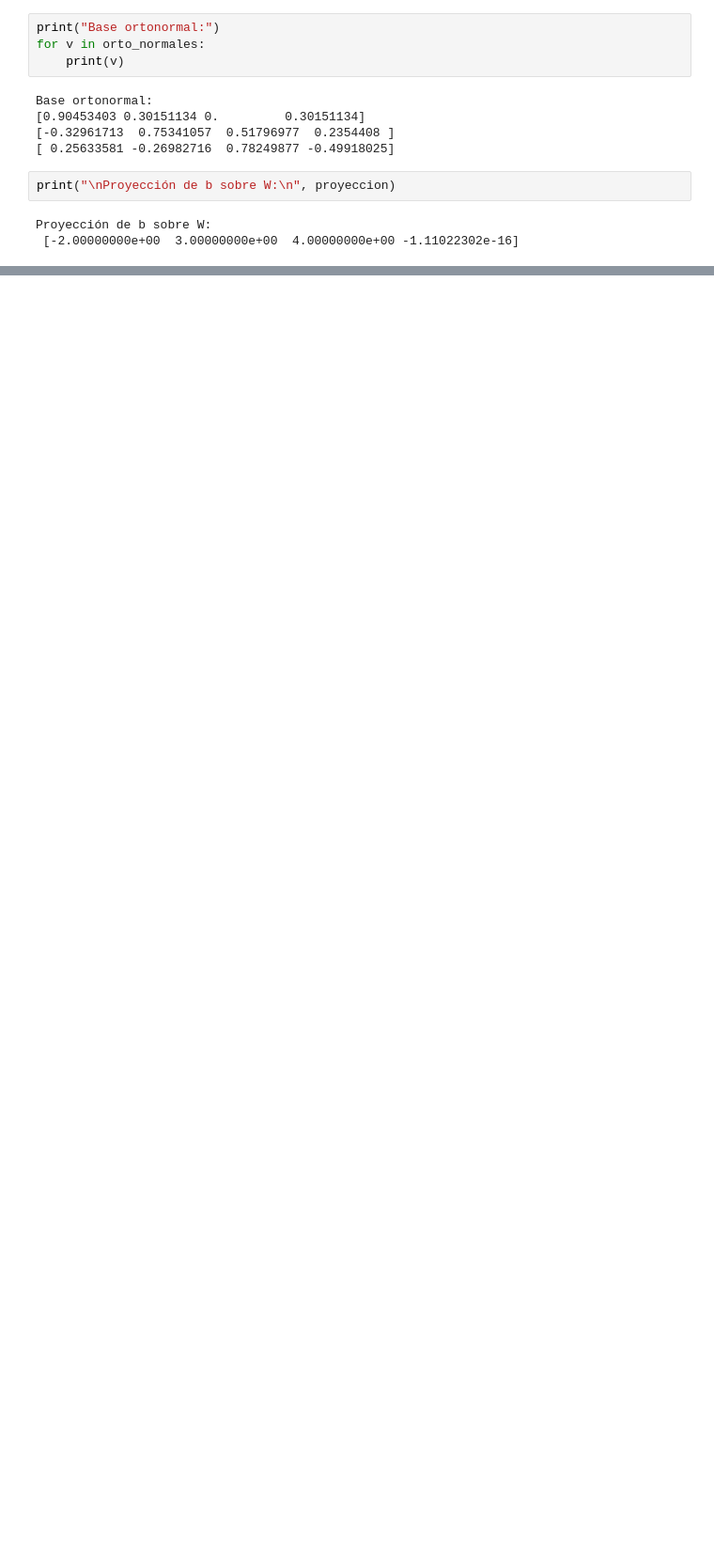
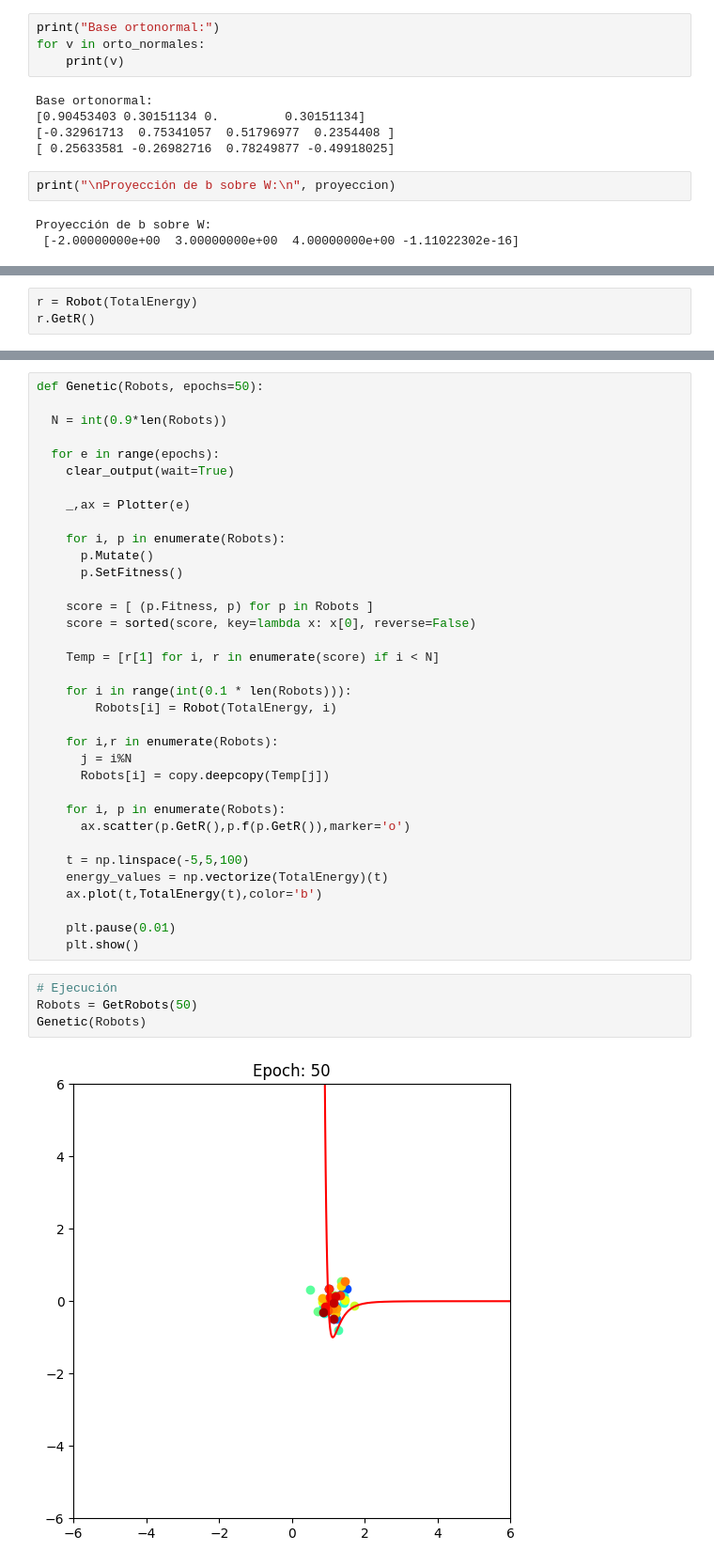
Before and after one commit to Emyfoton/MetodosI_EmilyCastillo_SebastianRodriguez, a Jupyter notebook: Mínimos_cuadrados.ipynb, the cells around one changed output, grey strips where cells are left out. Shown: that part at 94% size. Cells and saved outputs as stored; diff of their text form; blank space fills up the shorter version.

```diff
--- a/Mínimos_cuadrados.ipynb
+++ b/Mínimos_cuadrados.ipynb
@@ -346,0 +408,3 @@ def TotalEnergy(positions, epsilon=1, sigma=1):
+# %%
+r = Robot(TotalEnergy)
+r.GetR()
@@ -346,0 +423,41 @@ def TotalEnergy(positions, epsilon=1, sigma=1):
+# %%
+def Genetic(Robots, epochs=50):
+
+  N = int(0.9*len(Robots))
+
+  for e in range(epochs):
+    clear_output(wait=True)
+
+    _,ax = Plotter(e)
+
+    for i, p in enumerate(Robots):
+      p.Mutate()
+      p.SetFitness()
+
+    score = [ (p.Fitness, p) for p in Robots ]
+    score = sorted(score, key=lambda x: x[0], reverse=False)
+
+    Temp = [r[1] for i, r in enumerate(score) if i < N]
+
+    for i in range(int(0.1 * len(Robots))):
+        Robots[i] = Robot(TotalEnergy, i)
+
+    for i,r in enumerate(Robots):
+      j = i%N
+      Robots[i] = copy.deepcopy(Temp[j])
+
+    for i, p in enumerate(Robots):
+      ax.scatter(p.GetR(),p.f(p.GetR()),marker='o')
+
+    t = np.linspace(-5,5,100)
+    energy_values = np.vectorize(TotalEnergy)(t)
+    ax.plot(t,TotalEnergy(t),color='b')
+
+    plt.pause(0.01)
+    plt.show()
+# %%
+# Ejecución
+Robots = GetRobots(50)
+Genetic(Robots)
+# %% [output]
+[figure, added]
```
Also changed, not shown: parts of 8 cells of this notebook.
